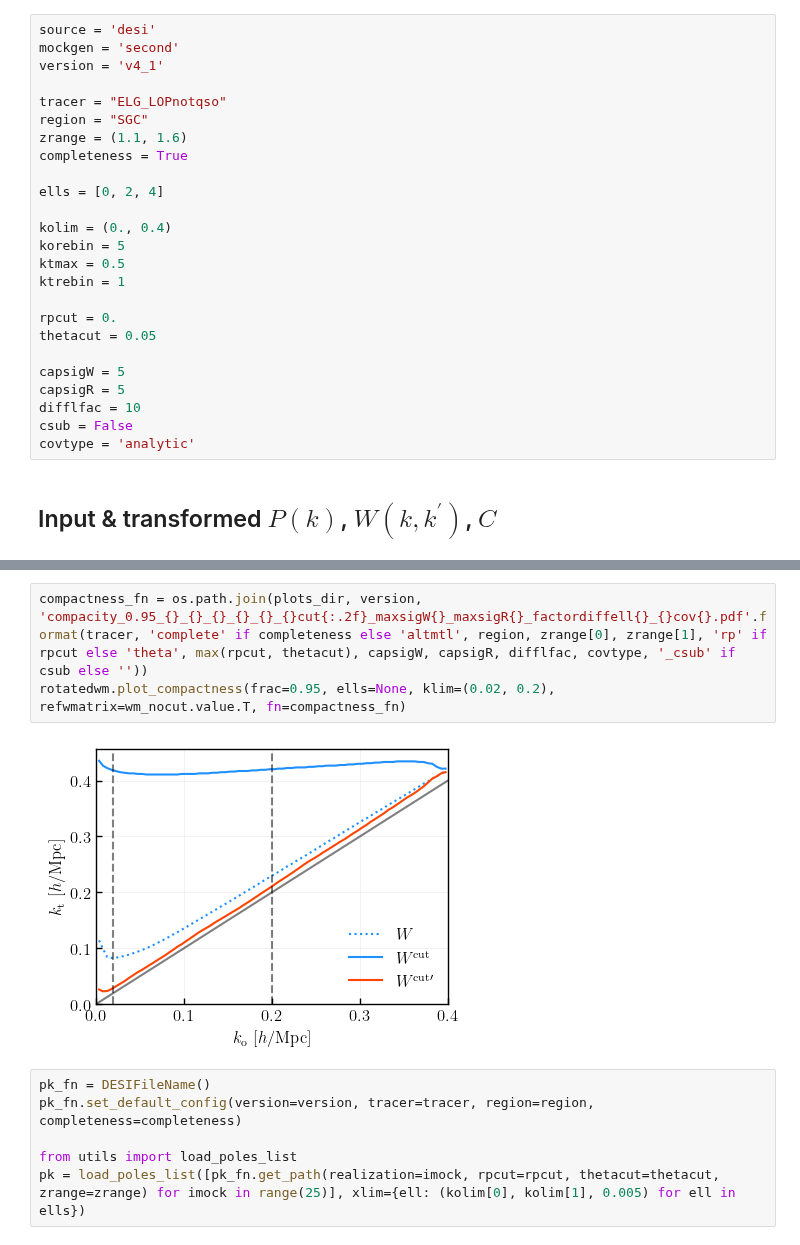
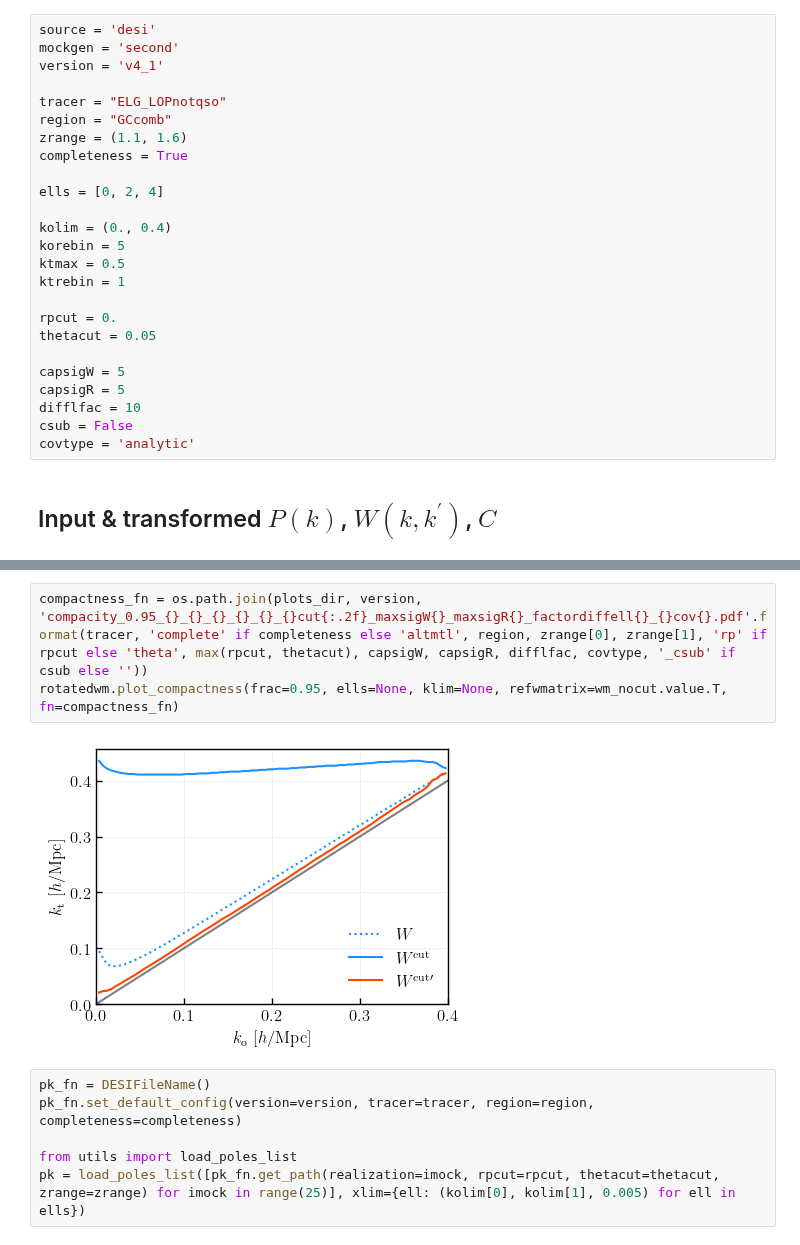
Before and after one commit to mathildepinon/desi-fiber-collisions, a Jupyter notebook: nb/window_rotation.ipynb, the cells around one changed output, grey strips where cells are left out. Saved outputs shown, nothing was run; the diff lists cells and outputs as text.

```diff
--- a/nb/window_rotation.ipynb
+++ b/nb/window_rotation.ipynb
@@ -25,7 +25,7 @@ mockgen = 'second'
 version = 'v4_1'
 
 tracer = "ELG_LOPnotqso"
-region = "SGC"
+region = "GCcomb"
 zrange = (1.1, 1.6)
 completeness = True
 
@@ -78,8 +78,8 @@ plt.show()
 # %%
 compactness_fn = os.path.join(plots_dir, version, 'compacity_0.95_{}_{}_{}_{}_{}_{}cut{:.2f}_maxsigW{}_maxsigR{}_factordiffell{}_{}cov{}.pdf'.format(tracer, 'complete' if completeness else 'altmtl', region, zrange[0], zrange[1], 'rp' if rpcut else 'theta', max(rpcut, thetacut), capsigW, capsigR, difflfac, covtype, '_csub' if csub else ''))
-rotatedwm.plot_compactness(frac=0.95, ells=None, klim=(0.02, 0.2), refwmatrix=wm_nocut.value.T, fn=compactness_fn)
+rotatedwm.plot_compactness(frac=0.95, ells=None, klim=None, refwmatrix=wm_nocut.value.T, fn=compactness_fn)
 # %% [output]
-[figure, old version]
+[figure, new version]
 # %%
 pk_fn = DESIFileName()
 pk_fn.set_default_config(version=version, tracer=tracer, region=region, completeness=completeness)
```
Also changed, not shown: parts of 8 cells of this notebook, 14 other files.
